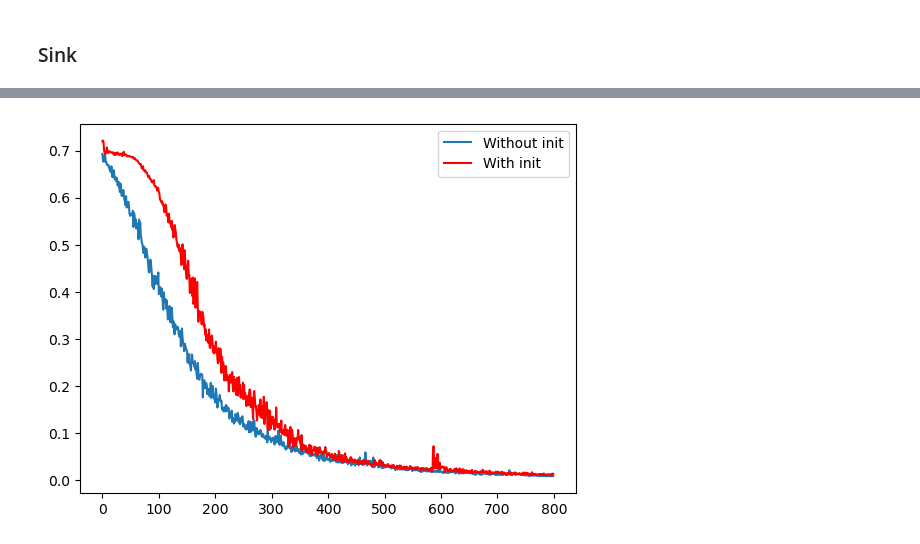
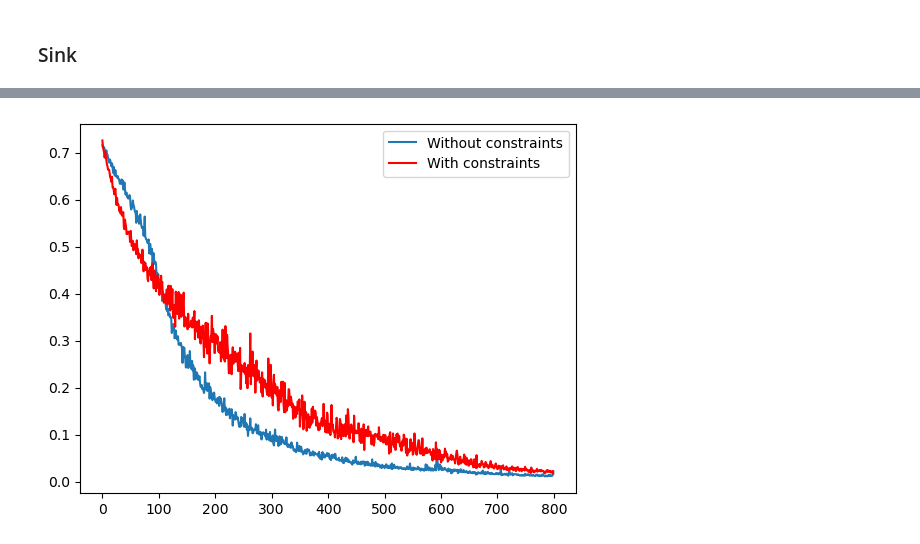
Before and after one commit to FRANCHI-Charles/Internship-M1, a Jupyter notebook: RNN_autmata/firstautrnn.ipynb, the cells around one changed output, grey strips where cells are left out. Drawn from its saved outputs; the diff is of its cells as text; code cells hidden in the pictures.

```diff
--- a/RNN_autmata/firstautrnn.ipynb
+++ b/RNN_autmata/firstautrnn.ipynb
@@ -34,0 +26,2 @@ Done! in 3.9331 sec
+# %%
+even, sink, fix, unique = principal()
@@ -93,6 +95,7 @@ class HiddentoHidden(nn.Module):
         self.hidden_size = RNN.hidden_size
 
     def forward(self, X):
+        "X is a square matrix of the size of the hidden vector."
         cat = [X[:,i].reshape(-1,1).expand(-1, self.transshape[1])  for i in range(0, self.hidden_size, self.transshape[1])]
         return torch.cat(cat, dim=1)
 
@@ -108,6 +111,7 @@ class ParametrizeRNN(AutomataRNN):
         for i in range(0, self.hidden_size, self.transshape[1]):
             weight_hh[:,i] = statedict["rnn.weight_hh_l0"][:,i]
             statedict["rnn.weight_ih_l0"][i:i+self.transshape[1]] = 2*torch.eye(self.transshape[1])
+        statedict["rnn.weight_hh_l0"] = weight_hh
         self.load_state_dict(statedict)
         self.rnn.all_weights[0][0].requires_grad_(False) # turn off the optimization along weight_ih
 
@@ -229,0 +205,2 @@ Done! Trainloss: 0.038458, Test accuracy: 100.0000
+# %%
+(sinknop, sinkRNN), (sinkp, _) = parametrizevsnot(sink, returnautomat=True)
@@ -230,11 +221,11 @@ Done! Trainloss: 0.038458, Test accuracy: 100.0000
 # %%
 with torch.no_grad():
-    plt.plot(losslistnoinit, label = "Without init")
-    plt.plot(losslistinit, "r", label="With init")
+    plt.plot(sinknop, label = "Without constraints")
+    plt.plot(sinkp, "r", label="With constraints")
     plt.legend()
     plt.show()
 # %% [output]
-[figure, old version]
+[figure, new version]
 # %%
 sink.probas = "equal"
 
```
Also changed, not shown: parts of 17 cells of this notebook, 3 other files.
